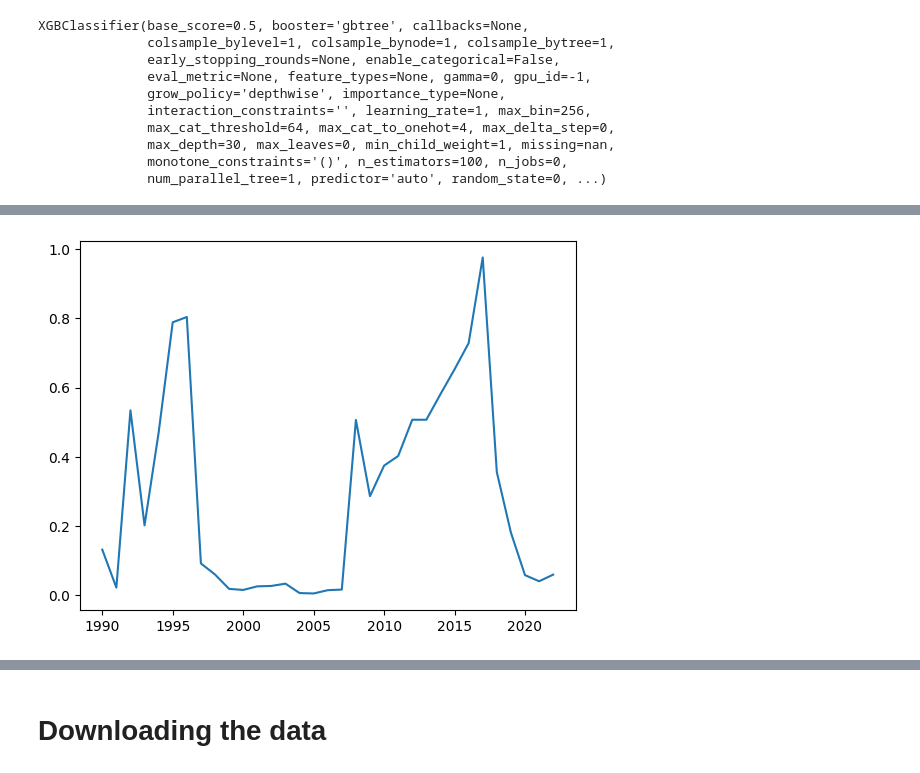
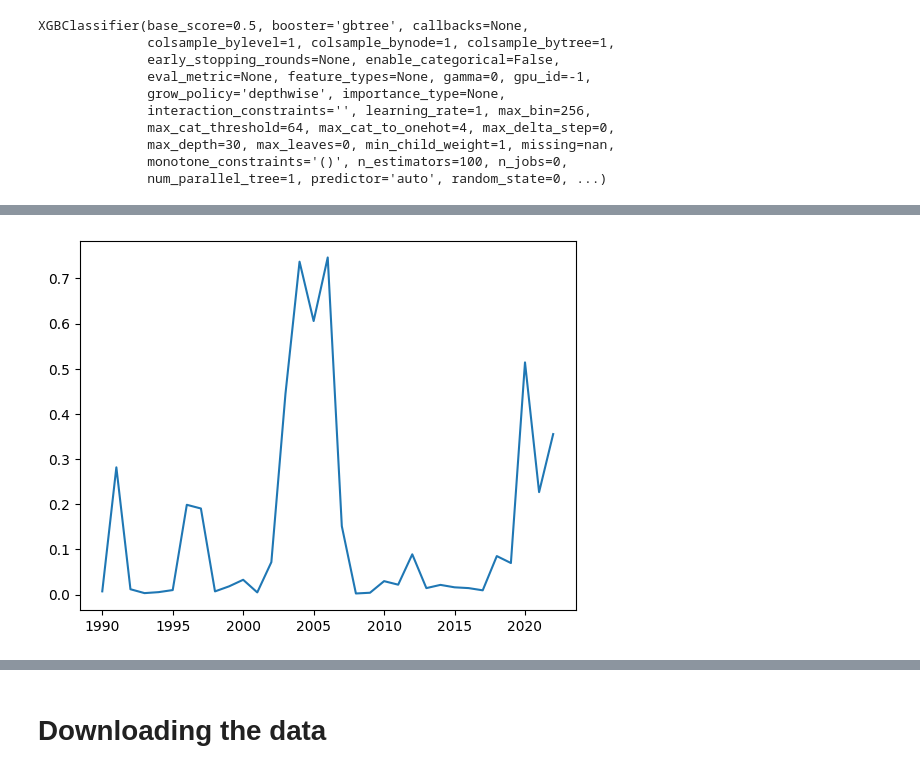
Before and after one commit to yasmeeenm/conflict_prediction, a Jupyter notebook: Ali_folder/Data5_backup.ipynb, the cells around one changed output, grey strips where cells are left out. Saved outputs shown, nothing was run; the diff lists cells and outputs as text; code cells hidden in the pictures.

Commit message:
full df with probs + features complete

```diff
--- a/Ali_folder/Data5_backup.ipynb
+++ b/Ali_folder/Data5_backup.ipynb
@@ -182,7 +182,7 @@ Name: CountryYear, Length: 470, dtype: object
 # %% [markdown]
 # Dropping data for the imputer
 # %%
-bin_list = ['Country_x','Code_x','Country_y','Year_x','Year_y','Code_y','ContinentCode_y','ContinentCode_x','Christians as percent of the total population']
+bin_list = []
 final_df.head()
 # %% [output]
 |  | country_all | Country_x | Code_x | ContinentCode_x | Year_x | Military spending percent of tota... | Arms imports million constant U.S... | ... |
@@ -433,16 +474,16 @@ from sklearn.preprocessing import MinMaxScaler
 # %% [markdown]
 # LET'S MODEL
+# %%
+model_drops = [
+                ]
 # %%
 from sklearn.model_selection import train_test_split
 from xgboost import XGBClassifier
 from sklearn.metrics import accuracy_score
 from sklearn.model_selection import GridSearchCV
-model_drops = ['Capital investment as percent of GDP','GDP per capita Purchasing Power Parity','Refugee population',
-                'Labor freedom index (0-100)','Corruption Perceptions Index 100 = no corruption', 'Youth unemployment ages 15-24','Economic decline index 0 (low) - 10 (high)',
-                 'Freedom from corruption index (0-100)','Food production index (2004-2006 = 100)','Social globalization index (0-100)',
-                 'Banking system z-scores','Population size in millions', 'Rural population percent of total population','Population growth percent',
-                 'Internet users percent of population','External debt percent of Gross National Income'
-                ]
+from sklearn.metrics import recall_score
+from sklearn.metrics import f1_score
+
 
 imputed_final_df.drop(columns=model_drops,inplace=True)
 
@@ -568,12 +611,12 @@ get_imputed_df('Iran',2019)
 # %%
 
 def plot_prob_series(country,start_year,end_year,lookback=5):
 
     sns.lineplot(x = list(range(start_year,end_year+1)),y=prob_series(country,start_year,end_year,lookback))
 
-plot_prob_series('Mozambique',1990,2022)
+plot_prob_series('Mexico',1990,2022)
 # %% [output]
-[figure, old version]
+[figure, new version]
 # %%
 codes = pd.read_csv('../raw_data/country_code_example.csv')
 
```
Also changed, not shown: parts of 57 cells of this notebook, 2 other files.
